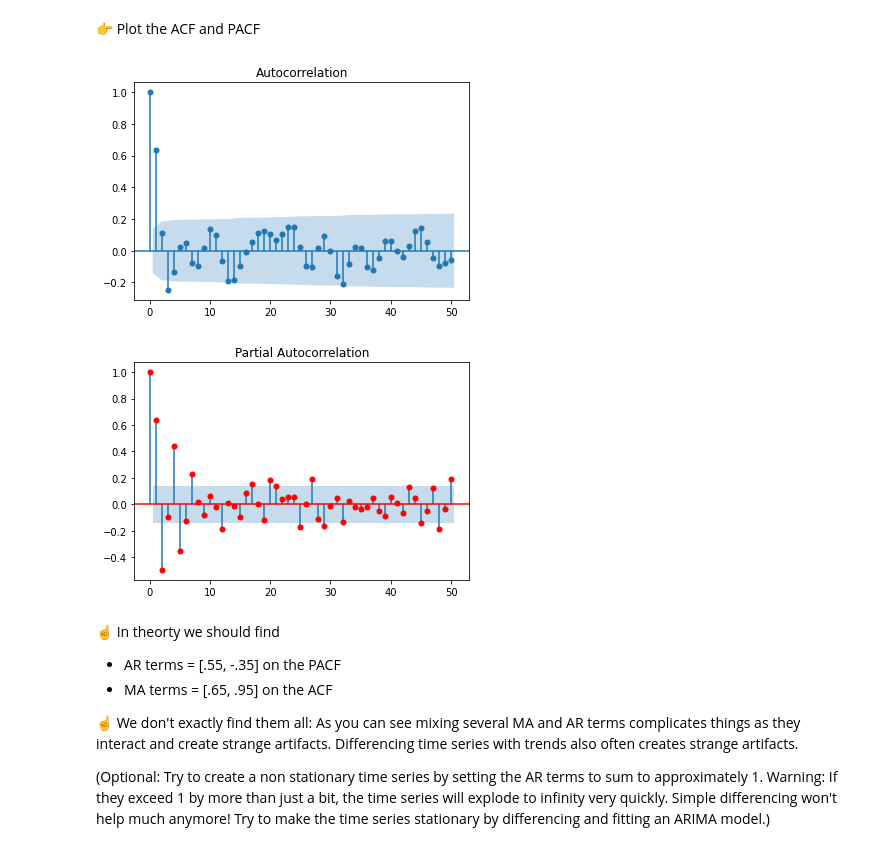
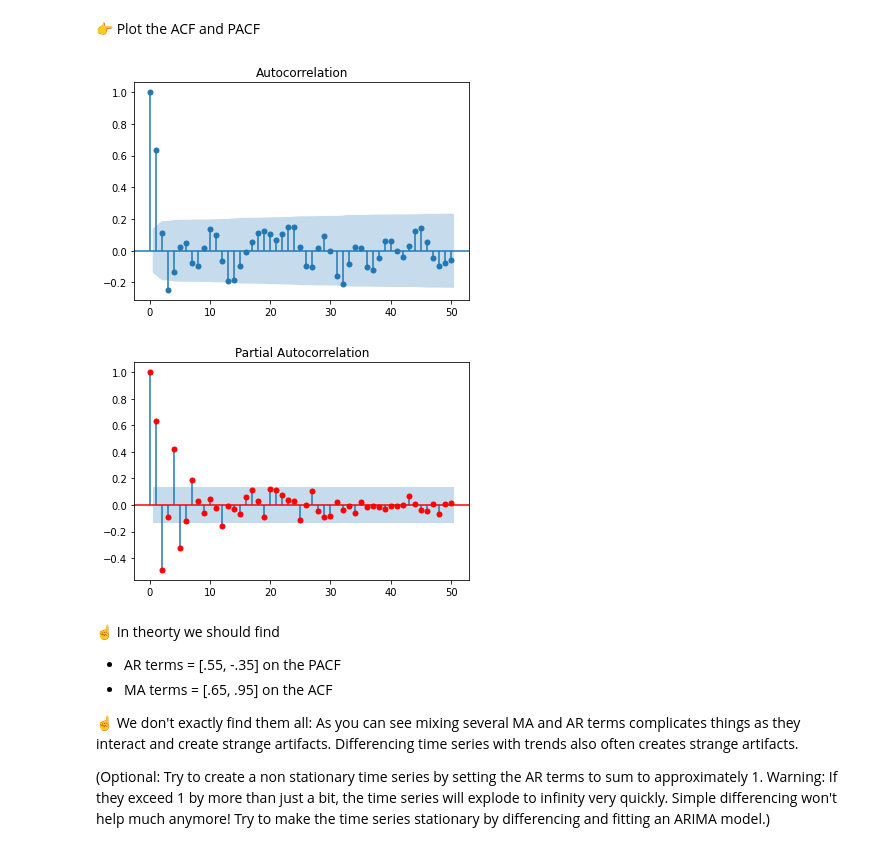
Before and after one commit to selmalopez/data-challenges, a Jupyter notebook: 05-ML/09-Time-Series/01-Artificial-Time-Series/artificial_time_series.ipynb, the cells around one changed output. Saved outputs shown, nothing was run; the diff lists cells and outputs as text; code cells hidden in the pictures.

```diff
--- a/05-ML/09-Time-Series/01-Artificial-Time-Series/artificial_time_series.ipynb
+++ b/05-ML/09-Time-Series/01-Artificial-Time-Series/artificial_time_series.ipynb
@@ -406,10 +406,10 @@ plt.plot(y)
 👉 Plot the ACF and PACF
 # %%
 plot_acf(y, lags=50);
-plot_pacf(y, lags=50, color='r');
+plot_pacf(y, lags=50, color='r',method='ywm');
 # %% [output]
 [figure]
-[figure, old version]
+[figure, new version]
 # %% [markdown]
 ☝️ In theorty we should find
 - AR terms = [.55, -.35] on the PACF
```
Also changed, not shown: 5 other files.
